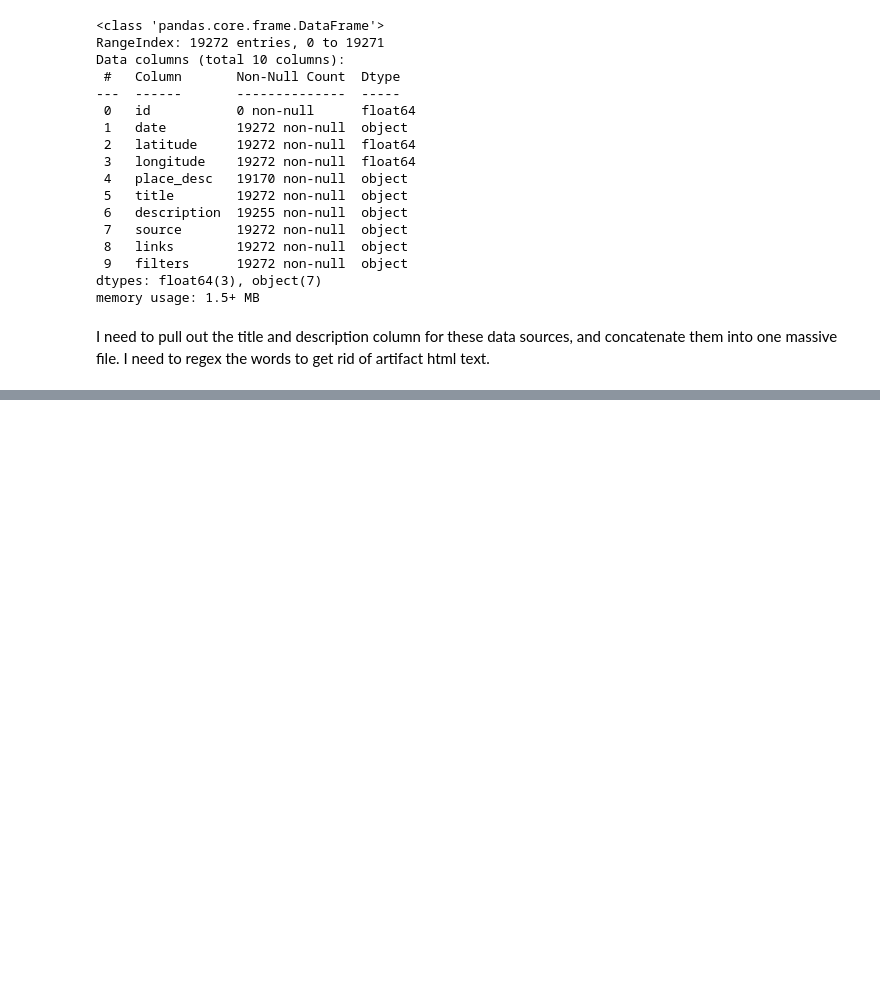
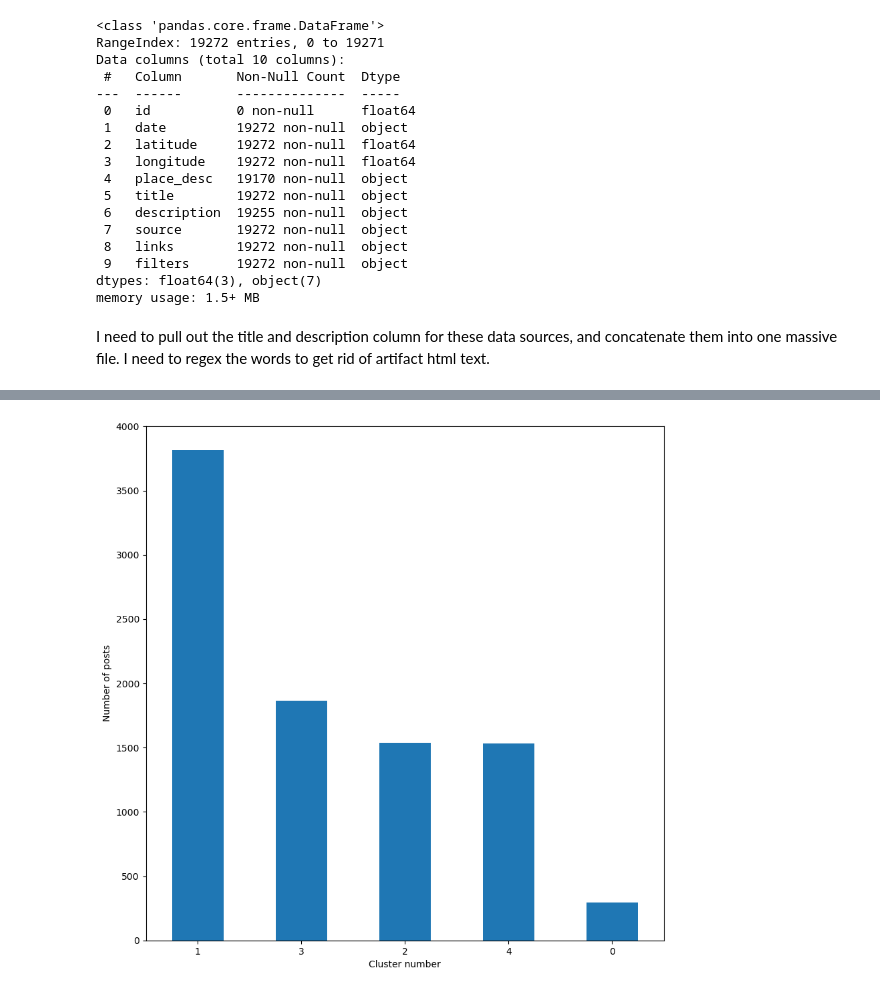
Before and after one commit to minerad183/Extracting-and-Classifying-Posts, a Jupyter notebook: notebooks/Unsupervised Classification Attempt.ipynb, the cells around one changed output, grey strips where cells are left out. Cells and saved outputs as stored; diff of their text form; code cells hidden in the pictures; blank space fills up the shorter version.

```diff
--- a/notebooks/Unsupervised Classification Attempt.ipynb
+++ b/notebooks/Unsupervised Classification Attempt.ipynb
@@ -247,3 +255,16 @@ get_geoconfirmed_data['clusters'] = km.predict(X)
 get_geoconfirmed_data.to_csv('../data/get_geoconfirmed_data_clusters.csv', index = False)
 # %%
 #The analyze the clusters
+# %%
+geoconfirmed_clusters = pd.read_csv('../data/get_geoconfirmed_data_clusters.csv')
+# %%
+#Plot number of posts by cluster
+
+plt.figure(figsize=(10,10))
+geoconfirmed_clusters.groupby('clusters').size().sort_values(ascending=False).plot.bar()
+plt.xticks(rotation=0)
+plt.xlabel("Cluster number")
+plt.ylabel("Number of posts")
+plt.show()
+# %% [output]
+[figure, added]
```
Also changed, not shown: parts of 8 cells of this notebook, 1 other file.
